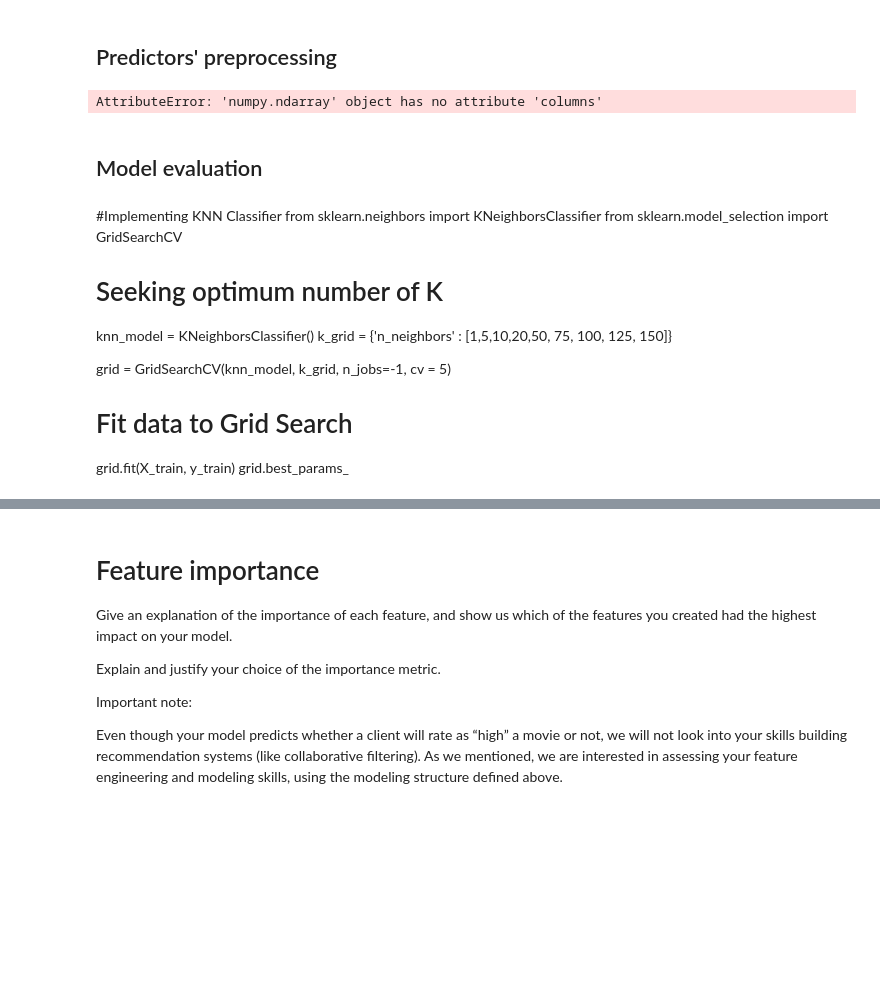
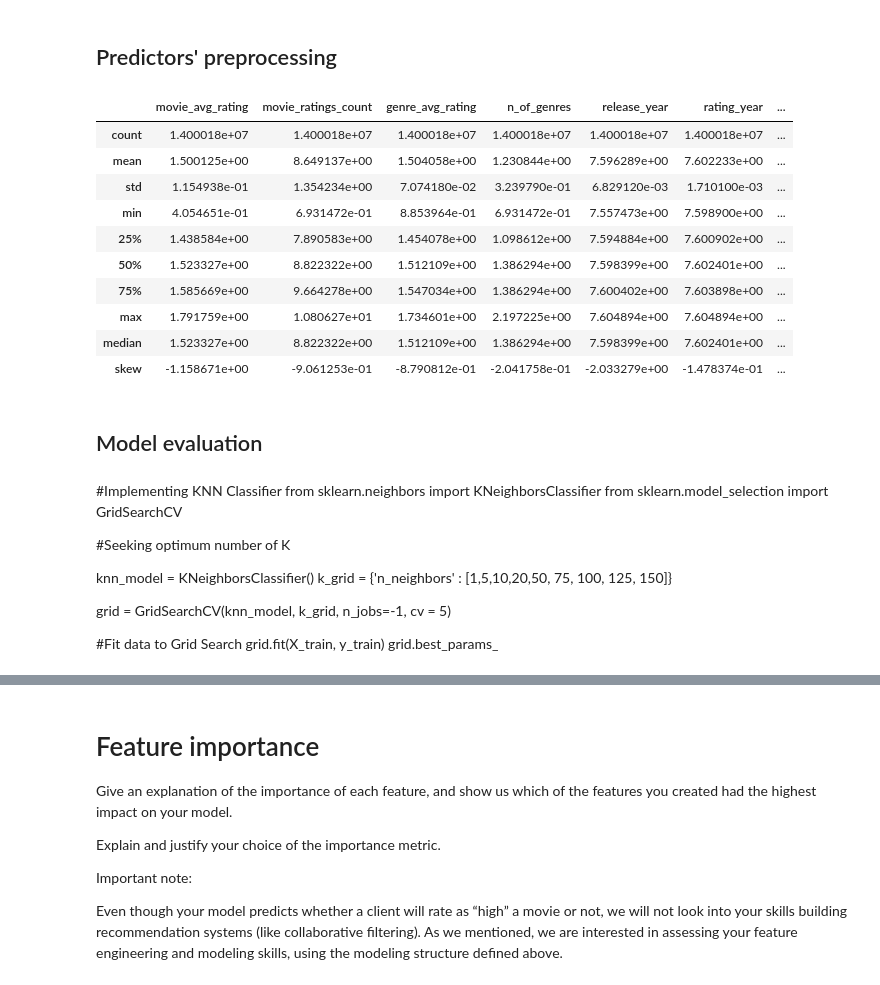
Before and after one commit to sanchiesa/user_movie_rating, a Jupyter notebook: notebooks/user_movie_rating.ipynb, the cells around one changed output, grey strips where cells are left out. Drawn from its saved outputs; the diff is of its cells as text; code cells hidden in the pictures; blank space fills up the shorter version.

```diff
--- a/notebooks/user_movie_rating.ipynb
+++ b/notebooks/user_movie_rating.ipynb
@@ -1222,8 +1234,19 @@ for i in to_log:
     log_transform(X_test, i)
 # %%
-plot_dist_box(X_train)
+# Evaluating descriptive stats after transforming predictors
+descriptive_stats(X_train)
 # %% [output]
-AttributeError: 'numpy.ndarray' object has no attribute 'columns'
+|  | movie_avg_rating | movie_ratings_count | genre_avg_rating | n_of_genres | release_year | rating_year | ... |
+| count | 1.400018e+07 | 1.400018e+07 | 1.400018e+07 | 1.400018e+07 | 1.400018e+07 | 1.400018e+07 | ... |
+| mean | 1.500125e+00 | 8.649137e+00 | 1.504058e+00 | 1.230844e+00 | 7.596289e+00 | 7.602233e+00 | ... |
+| std | 1.154938e-01 | 1.354234e+00 | 7.074180e-02 | 3.239790e-01 | 6.829120e-03 | 1.710100e-03 | ... |
+| min | 4.054651e-01 | 6.931472e-01 | 8.853964e-01 | 6.931472e-01 | 7.557473e+00 | 7.598900e+00 | ... |
+| 25% | 1.438584e+00 | 7.890583e+00 | 1.454078e+00 | 1.098612e+00 | 7.594884e+00 | 7.600902e+00 | ... |
+| 50% | 1.523327e+00 | 8.822322e+00 | 1.512109e+00 | 1.386294e+00 | 7.598399e+00 | 7.602401e+00 | ... |
+| 75% | 1.585669e+00 | 9.664278e+00 | 1.547034e+00 | 1.386294e+00 | 7.600402e+00 | 7.603898e+00 | ... |
+| max | 1.791759e+00 | 1.080627e+01 | 1.734601e+00 | 2.197225e+00 | 7.604894e+00 | 7.604894e+00 | ... |
+| median | 1.523327e+00 | 8.822322e+00 | 1.512109e+00 | 1.386294e+00 | 7.598399e+00 | 7.602401e+00 | ... |
+| skew | -1.158671e+00 | -9.061253e-01 | -8.790812e-01 | -2.041758e-01 | -2.033279e+00 | -1.478374e-01 | ... |
 # %%
 # Robust scaling predictors
 
@@ -1246,14 +1269,14 @@ from sklearn.neighbors import KNeighborsClassifier
 from sklearn.model_selection import GridSearchCV
 
 
-# Seeking optimum number of K
+#Seeking optimum number of K
 
 knn_model = KNeighborsClassifier()
 k_grid = {'n_neighbors' : [1,5,10,20,50, 75, 100, 125, 150]}
 
 grid = GridSearchCV(knn_model, k_grid, n_jobs=-1,  cv = 5)
 
-# Fit data to Grid Search
+#Fit data to Grid Search
 grid.fit(X_train, y_train)
 grid.best_params_
 # %%
```
Also changed, not shown: parts of 9 cells of this notebook.
